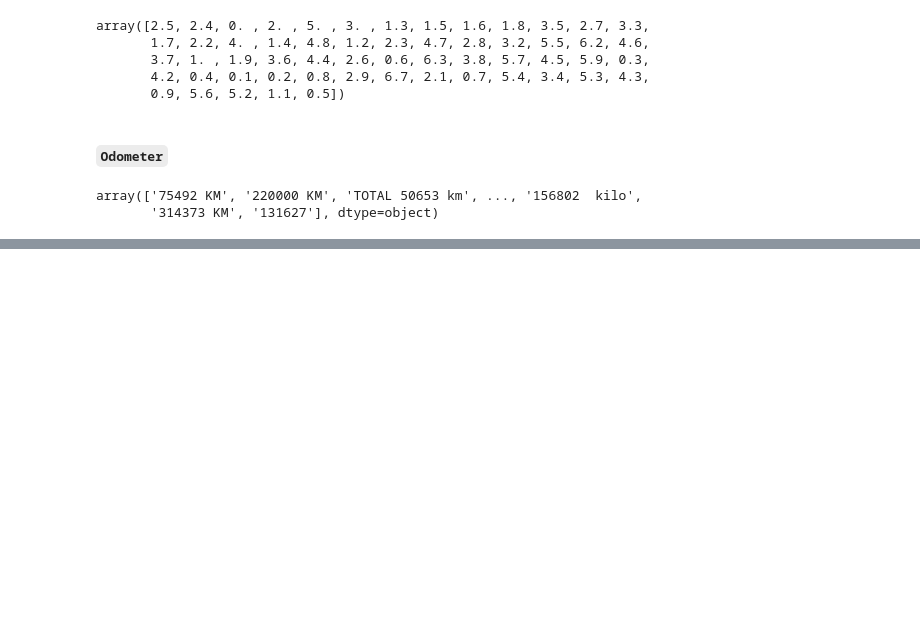
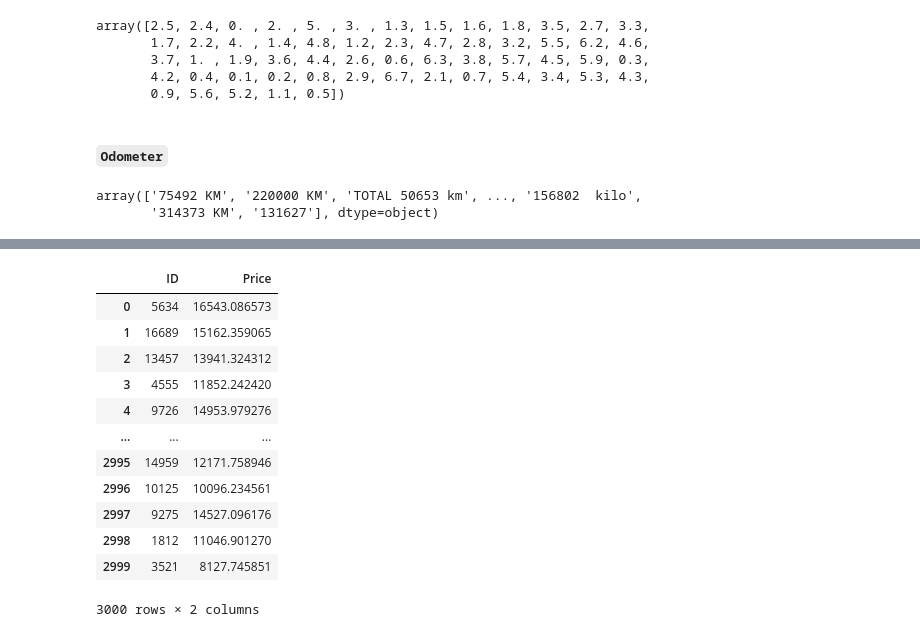
Before and after one commit to ahmednabiled/car_price_prediction, a Jupyter notebook: car_predection.ipynb, the cells around one changed output, grey strips where cells are left out. Cells and saved outputs as stored; diff of their text form; code cells hidden in the pictures; blank space fills up the shorter version.

```diff
--- a/car_predection.ipynb
+++ b/car_predection.ipynb
@@ -583,0 +704,16 @@ dd['Odometer'] = dd['Odometer'].str.replace(r'[^0-9]', '', regex=True).astype(in
+# %%
+sample
+# %% [output]
+|  | ID | Price |
+| 0 | 5634 | 16543.086573 |
+| 1 | 16689 | 15162.359065 |
+| 2 | 13457 | 13941.324312 |
+| 3 | 4555 | 11852.242420 |
+| 4 | 9726 | 14953.979276 |
+| ... | ... | ... |
+| 2995 | 14959 | 12171.758946 |
+| 2996 | 10125 | 10096.234561 |
+| 2997 | 9275 | 14527.096176 |
+| 2998 | 1812 | 11046.901270 |
+| 2999 | 3521 | 8127.745851 |
+3000 rows × 2 columns
```
Also changed, not shown: parts of 18 cells of this notebook, 2 other files.
